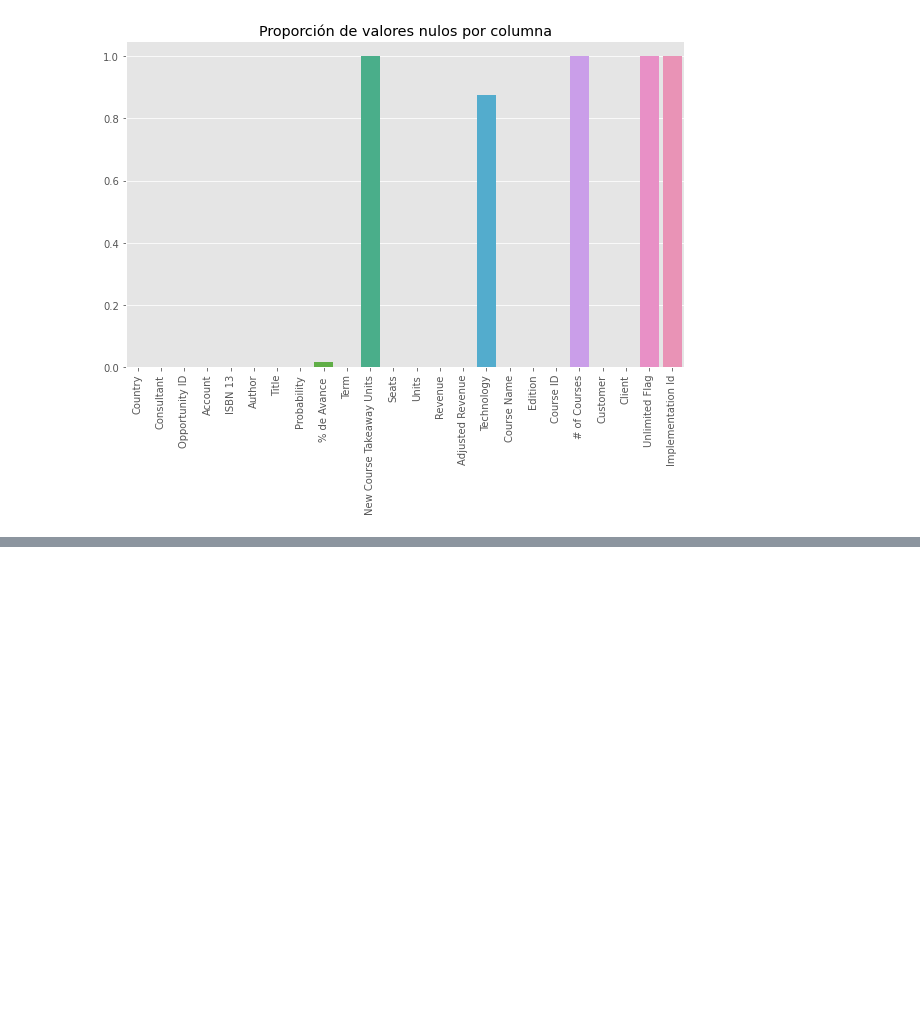
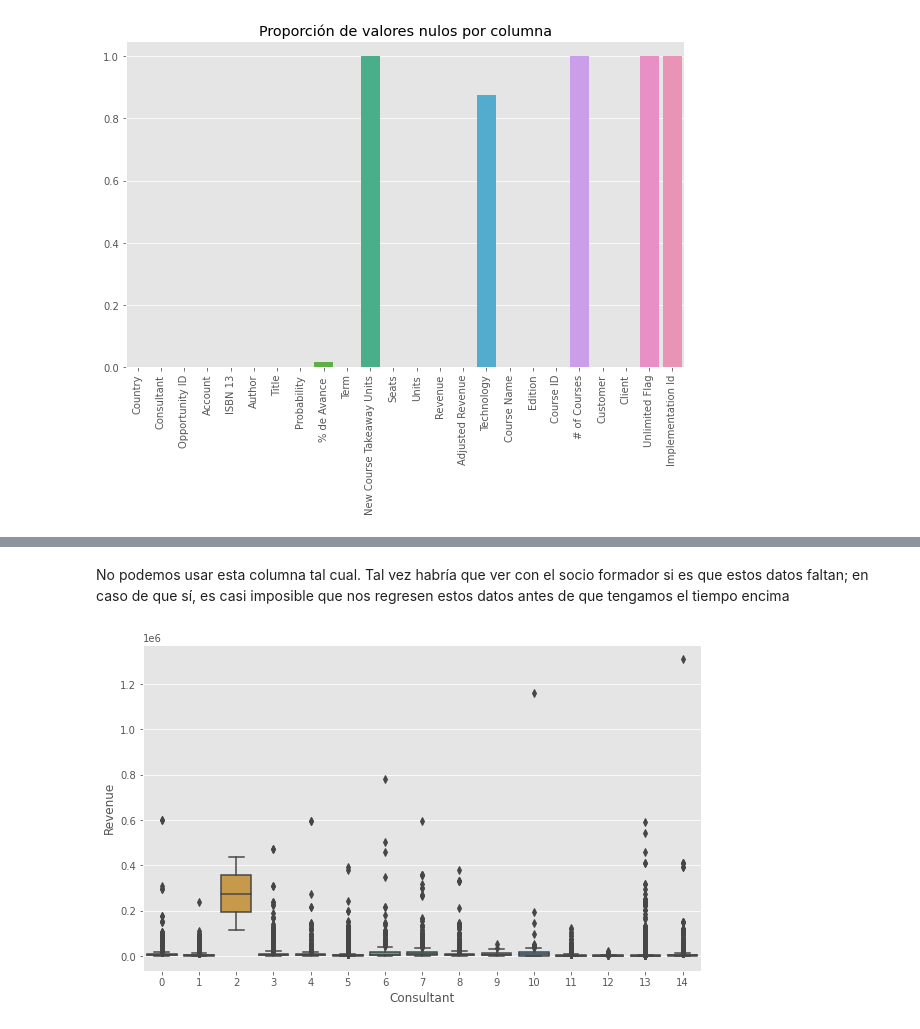
Before and after one commit to JuanEcheagaray75/CENGAGE-Sales-Analysis, a Jupyter notebook: project/reto.ipynb, the cells around one changed output, grey strips where cells are left out. Saved outputs shown, nothing was run; the diff lists cells and outputs as text; code cells hidden in the pictures; blank space fills up the shorter version.

```diff
--- a/project/reto.ipynb
+++ b/project/reto.ipynb
@@ -102,0 +143,7 @@ df.dropna(axis=1, thresh=tresh * df.shape[0], inplace=True)
+# %% [markdown]
+No podemos usar esta columna tal cual. Tal vez habría que ver con el socio formador si es que estos datos faltan; en caso de que sí, es casi imposible que nos regresen estos datos antes de que tengamos el tiempo encima
+# %%
+plt.figure(figsize=(10, 6))
+ax = sns.boxplot(x='Consultant', y='Revenue', data=df)
+# %% [output]
+[figure, added]
```
Also changed, not shown: parts of 12 cells of this notebook, 2 other files.
